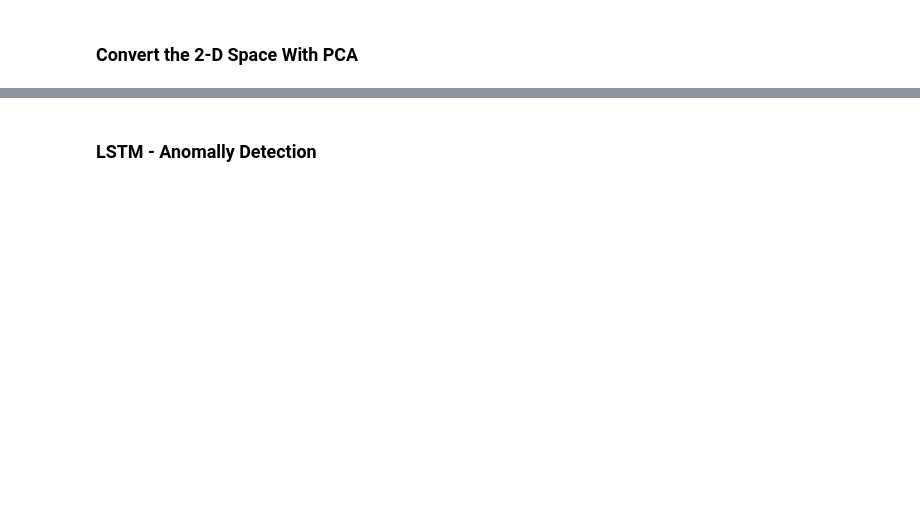
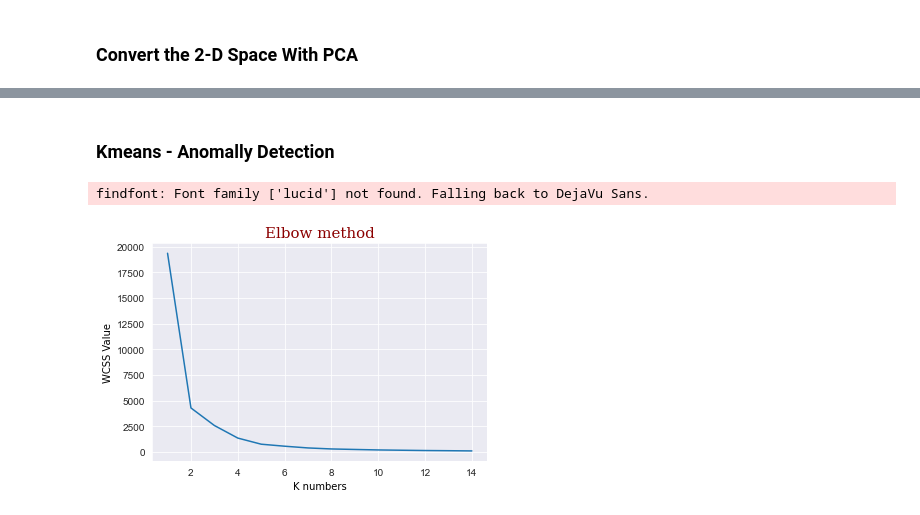
Before and after one commit to erdmkbc/TRY-USD-Anomaly-Detection-MEH405-, a Jupyter notebook: Project_Docs/kernel_try_usd_ad.ipynb, the cells around one changed output, grey strips where cells are left out. Saved outputs shown, nothing was run; the diff lists cells and outputs as text; code cells hidden in the pictures; blank space fills up the shorter version.

```diff
--- a/Project_Docs/kernel_try_usd_ad.ipynb
+++ b/Project_Docs/kernel_try_usd_ad.ipynb
@@ -896,2 +897,36 @@ anomally_detection_2d_visualization(df_2d_anomally)
 # %% [markdown]
-### LSTM - Anomally Detection
+### Kmeans - Anomally Detection
+# %%
+def anomally_detection_kmeans_elbow_place(df):
+
+    # we need to wcss values when we are finding elbow spot
+    wcss = []
+
+    for i in range(1,15):
+        kmean = KMeans(n_clusters = i , random_state = 42)
+        kmean.fit(df.values.reshape(-1,1))
+        wcss.append(kmean.inertia_)
+
+    # visualization part for elbow point
+    plt.plot(range(1,15) , wcss)
+    plt.xlabel('K numbers',
+                fontdict = {'family': 'lucid',
+                'color':  'black',
+                'weight': 'normal',
+                'size': 10})
+    plt.ylabel('WCSS Value',
+                fontdict = {'family': 'lucid',
+                'color':  'black',
+                'weight': 'normal',
+                'size': 10})
+    plt.title('Elbow method',
+               fontdict = {'family': 'serif',
+               'color':  'darkred',
+               'weight': 'normal',
+               'size': 15})
+    plt.show()
+# %%
+anomally_detection_kmeans_elbow_place(df_model['Close'])
+# %% [output]
+findfont: Font family ['lucid'] not found. Falling back to DejaVu Sans.
+[figure, added]
```
Also changed, not shown: parts of 22 cells of this notebook.
